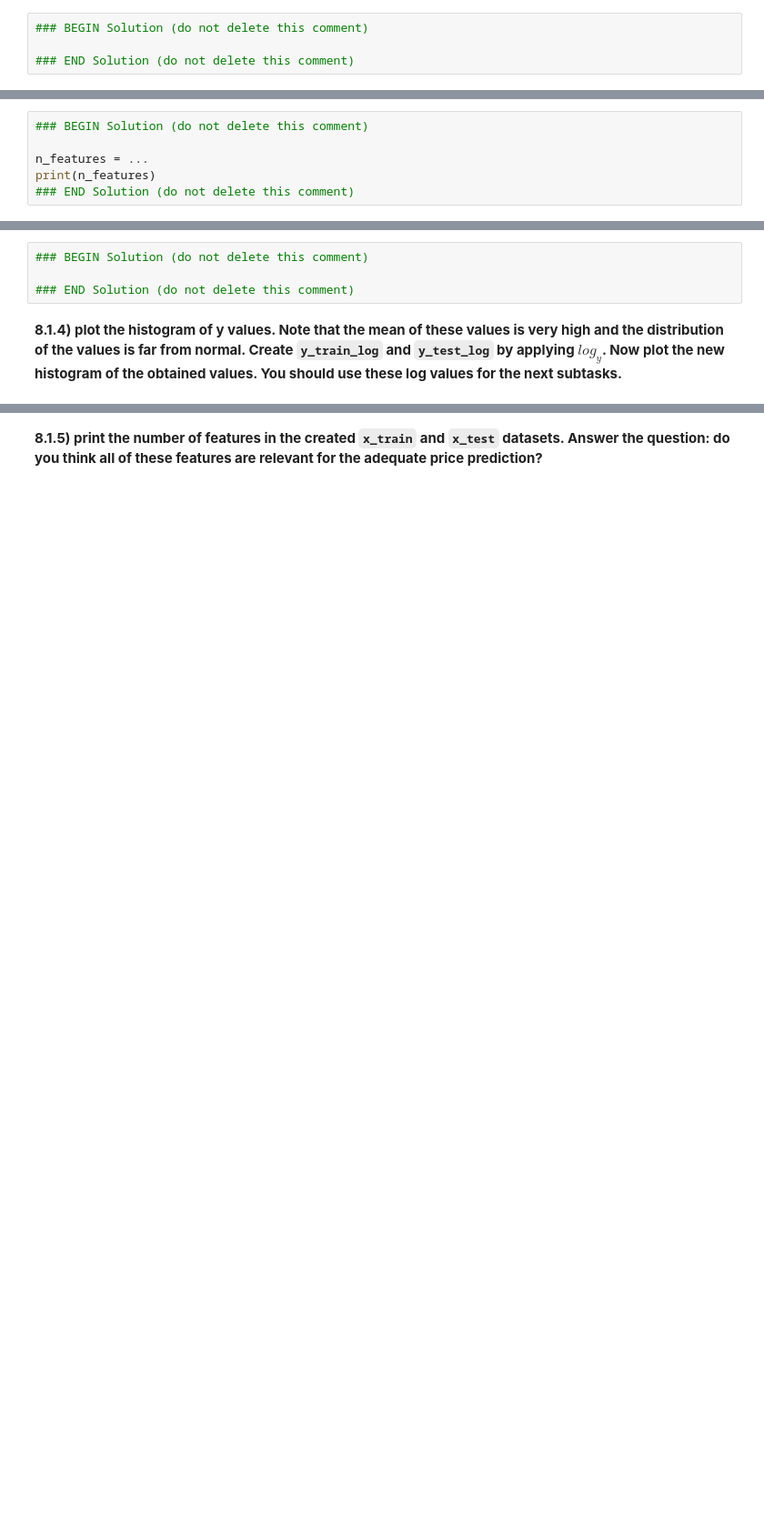
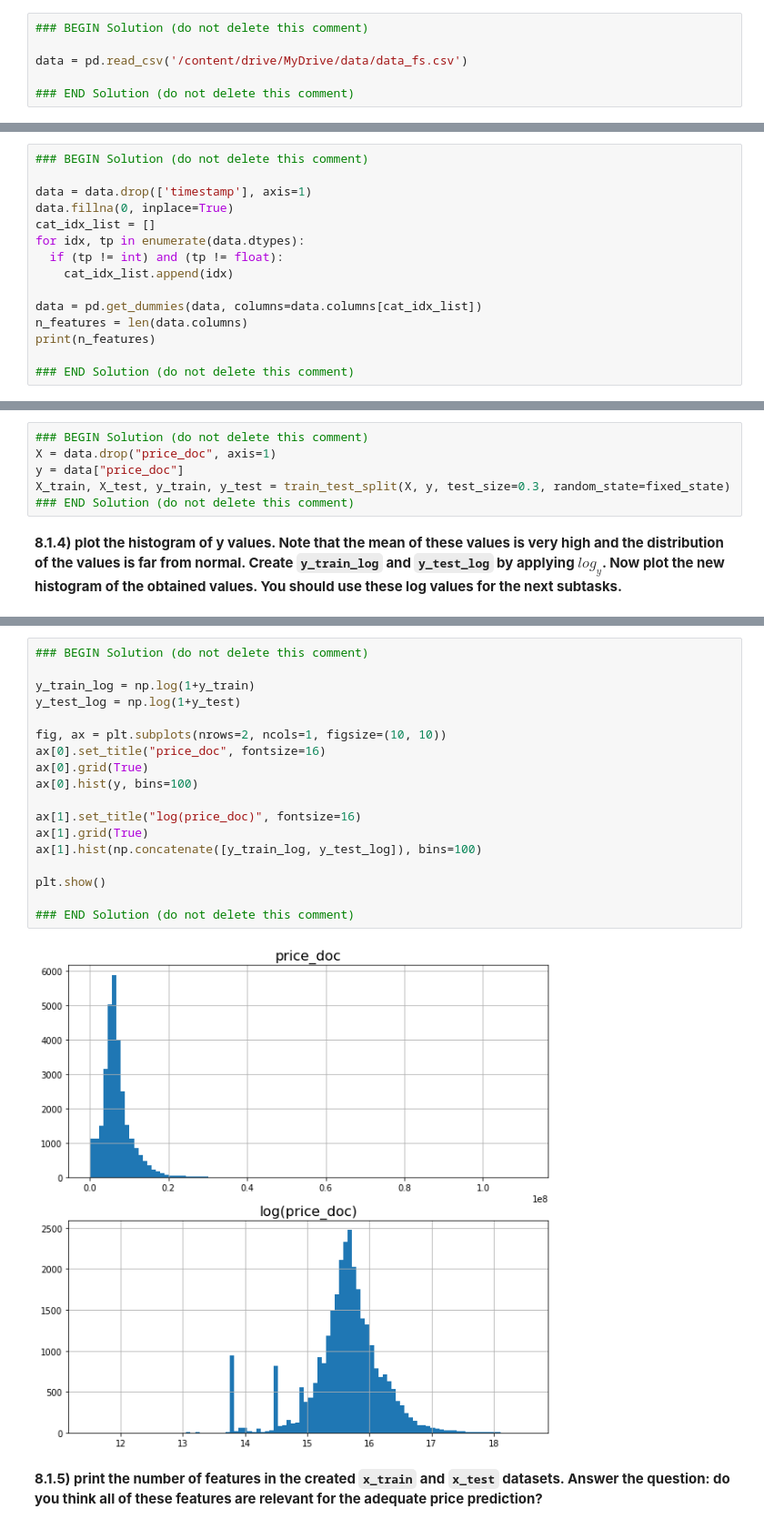
Before and after one commit to purphy42/ML_2023, a Jupyter notebook: HW_1.ipynb, the cells around one changed output, grey strips where cells are left out. Shown at 91% size. Cells and saved outputs as stored; diff of their text form; blank space fills up the shorter version.

````diff
--- a/HW_1.ipynb
+++ b/HW_1.ipynb
@@ -731,13 +807,24 @@ The goal of this subproblem is to prepare the data for further usage. Complete a
 # %%
 ### BEGIN Solution (do not delete this comment)
 
+data = pd.read_csv('/content/drive/MyDrive/data/data_fs.csv')
+
 ### END Solution (do not delete this comment)
 # %% [markdown]
 **8.1.2) preprocess the dataset by dropping the ```timestamp``` feature, filling ```NaN```s with 0, converting the categorical variables into dummy variables**
 # %%
 ### BEGIN Solution (do not delete this comment)
 
-n_features = ...
+data = data.drop(['timestamp'], axis=1)
+data.fillna(0, inplace=True)
+cat_idx_list = []
+for idx, tp in enumerate(data.dtypes):
+  if (tp != int) and (tp != float):
+    cat_idx_list.append(idx)
+
+data = pd.get_dummies(data, columns=data.columns[cat_idx_list])
+n_features = len(data.columns)
 print(n_features)
+
 ### END Solution (do not delete this comment)
 # %% [output]
@@ -746,7 +833,9 @@ print(n_features)
 **8.1.3) define ```x_train```, ```x_test```, ```y_train```, ```y_test```. The train-test split should be 70:30**
 # %%
 ### BEGIN Solution (do not delete this comment)
-
+X = data.drop("price_doc", axis=1)
+y = data["price_doc"]
+X_train, X_test, y_train, y_test = train_test_split(X, y, test_size=0.3, random_state=fixed_state)
 ### END Solution (do not delete this comment)
 # %% [markdown]
 
@@ -762,3 +843,23 @@ EXPECTED OUTPUT FORMAT
+# %%
+### BEGIN Solution (do not delete this comment)
+
+y_train_log = np.log(1+y_train)
+y_test_log = np.log(1+y_test)
+
+fig, ax = plt.subplots(nrows=2, ncols=1, figsize=(10, 10))
+ax[0].set_title("price_doc", fontsize=16)
+ax[0].grid(True)
+ax[0].hist(y, bins=100)
+
+ax[1].set_title("log(price_doc)", fontsize=16)
+ax[1].grid(True)
+ax[1].hist(np.concatenate([y_train_log, y_test_log]), bins=100)
+
+plt.show()
+
+### END Solution (do not delete this comment)
+# %% [output]
+[figure, added]
 # %% [markdown]
 **8.1.5) print the number of features in the created ```x_train``` and ```x_test``` datasets. Answer the question: do you think all of these features are relevant for the adequate price prediction?**
 # %%
````
Also changed, not shown: parts of 15 cells of this notebook.
